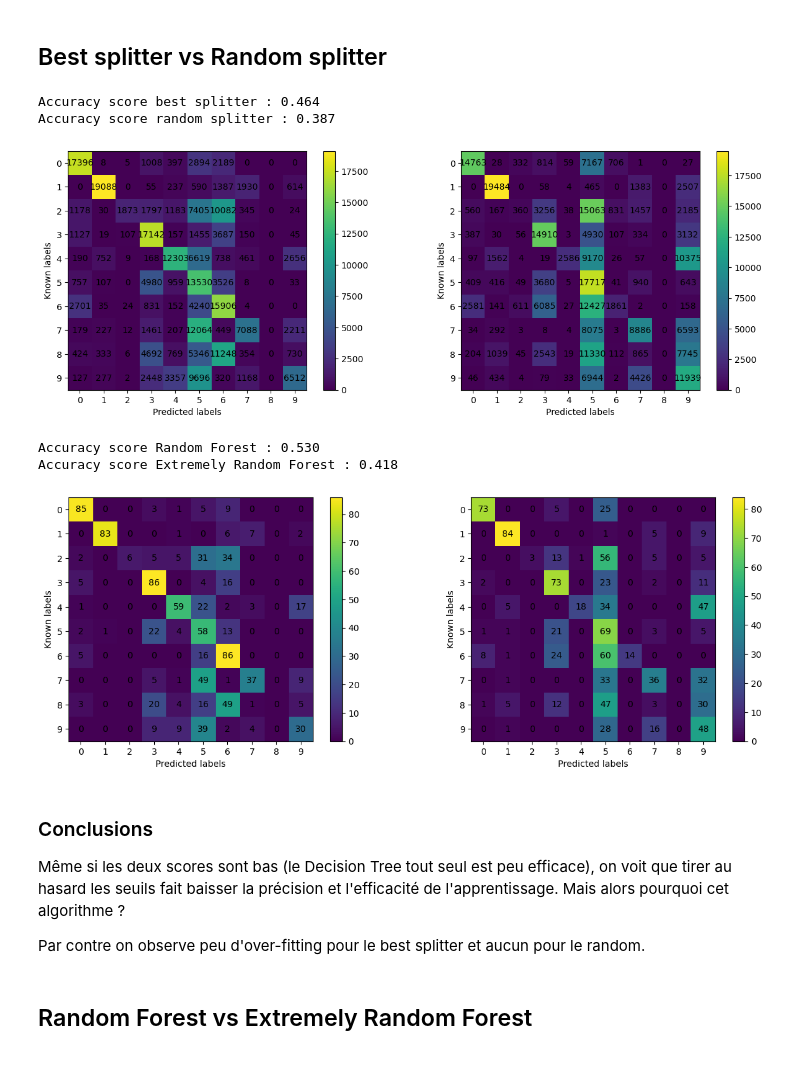
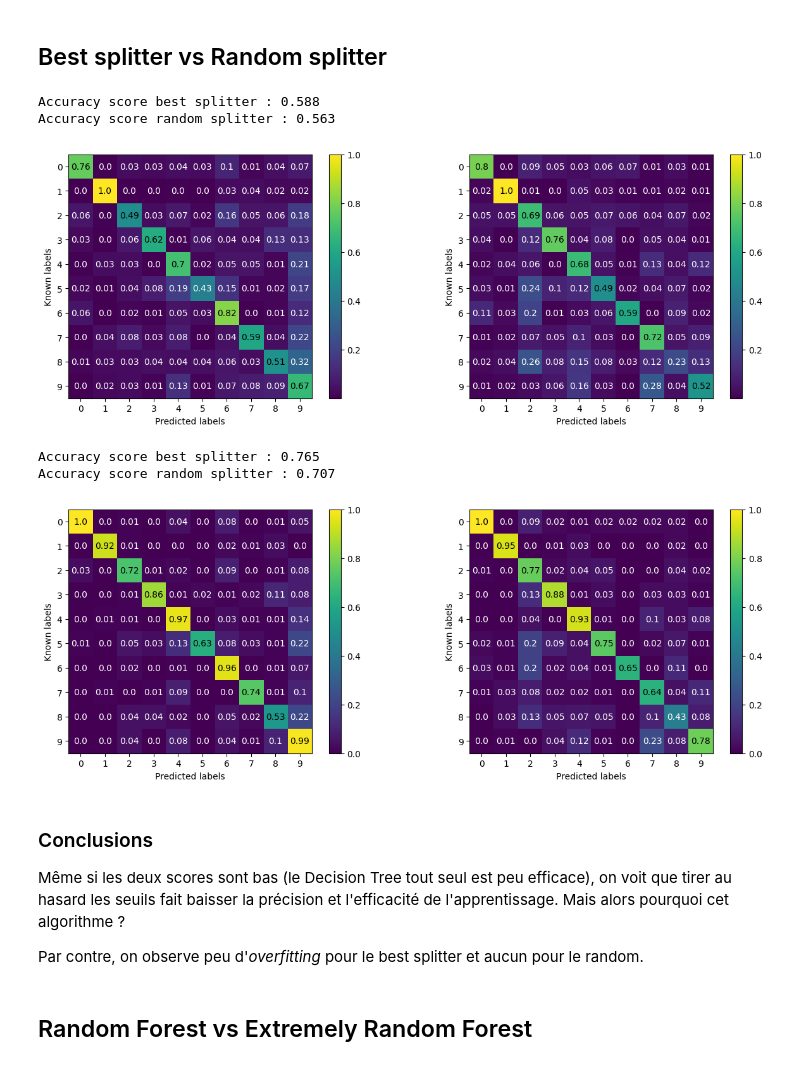
Before and after one commit to desfreng/IAS-Random-Forest, a Jupyter notebook: docs/RandomSplitter.ipynb, the cells around one changed output. Drawn from its saved outputs; the diff is of its cells as text; code cells hidden in the pictures.

```diff
--- a/docs/RandomSplitter.ipynb
+++ b/docs/RandomSplitter.ipynb
@@ -21,52 +28,60 @@ emnist_compressed_test_x = pca.compress(emnist_test_x)
 ## Best splitter vs Random splitter
 # %%
 # Decision Tree avec meilleur splitter
-emnist_tree_best = DecisionTree(max_depth=5, splitter="best")
+emnist_tree_best = DecisionTree(max_depth=8, splitter="best")
 emnist_tree_best.fit(emnist_compressed_train_x, emnist_train_y)
 emnist_prediction_y_best = emnist_tree_best.predict(emnist_compressed_test_x)
 emnist_train_prediction_best = emnist_tree_best.predict(emnist_compressed_train_x)
 # %%
 # Decision Tree avec random splitter
-emnist_tree_random = DecisionTree(max_depth=5, splitter="random")
+emnist_tree_random = DecisionTree(max_depth=8, splitter="random")
 emnist_tree_random.fit(emnist_compressed_train_x, emnist_train_y)
 emnist_prediction_y_random = emnist_tree_random.predict(emnist_compressed_test_x)
 emnist_train_prediction_random = emnist_tree_random.predict(emnist_compressed_train_x)
 # %%
 # Comparaison des résultats sur emnist sur le test_set
-emnist_conf_matrix_best = confusion_matrix(Emnist.class_number, emnist_test_y, emnist_prediction_y_best)
-emnist_conf_matrix_random = confusion_matrix(Emnist.class_number, emnist_test_y, emnist_prediction_y_random)
+emnist_conf_matrix_best = confusion_matrix(Emnist.class_number, emnist_test_y,
+                                           emnist_prediction_y_best)
+emnist_conf_matrix_random = confusion_matrix(Emnist.class_number, emnist_test_y,
+                                             emnist_prediction_y_random)
 
-fig, (ax1, ax2) = plt.subplots(1, 2, figsize=(15, 5))
-show_confusion_matrix(emnist_conf_matrix_best, Emnist.class_names, ax=ax1)
-show_confusion_matrix(emnist_conf_matrix_random, Emnist.class_names, ax=ax2)
+_, (ax1, ax2) = plt.subplots(1, 2, figsize=(15, 5))
+show_confusion_matrix(emnist_conf_matrix_best, Emnist.class_names, ax=ax1, round_decimal=2)
+show_confusion_matrix(emnist_conf_matrix_random, Emnist.class_names, ax=ax2, round_decimal=2)
 
-print(f"Accuracy score best splitter : {accuracy_score(emnist_test_y, emnist_prediction_y_best):.3f}")
-print(f"Accuracy score random splitter : {accuracy_score(emnist_test_y, emnist_prediction_y_random):.3f}")
+print(
+    f"Accuracy score best splitter : {accuracy_score(emnist_test_y, emnist_prediction_y_best):.3f}")
+print(
+    f"Accuracy score random splitter : {accuracy_score(emnist_test_y, emnist_prediction_y_random):.3f}")
 # %% [output]
-Accuracy score best splitter : 0.464
-Accuracy score random splitter : 0.387
+Accuracy score best splitter : 0.588
+Accuracy score random splitter : 0.563
-[figure, old version]
+[figure, new version]
 # %%
 # Comparaison des résultats sur emnist sur le train_set pour l'overfitting
-emnist_conf_matrix_best2 = confusion_matrix(Emnist.class_number, emnist_train_y, emnist_train_prediction_best)
-emnist_conf_matrix_random2 = confusion_matrix(Emnist.class_number, emnist_train_y, emnist_train_prediction_random)
+emnist_conf_matrix_best2 = confusion_matrix(Emnist.class_number, emnist_train_y,
+                                            emnist_train_prediction_best)
+emnist_conf_matrix_random2 = confusion_matrix(Emnist.class_number, emnist_train_y,
+                                              emnist_train_prediction_random)
 
-fig, (ax1, ax2) = plt.subplots(1, 2, figsize=(15, 5))
-show_confusion_matrix(emnist_conf_matrix_best2, Emnist.class_names, ax=ax1)
-show_confusion_matrix(emnist_conf_matrix_random2, Emnist.class_names, ax=ax2)
+_, (ax1, ax2) = plt.subplots(1, 2, figsize=(15, 5))
+show_confusion_matrix(emnist_conf_matrix_best2, Emnist.class_names, ax=ax1, round_decimal=2)
+show_confusion_matrix(emnist_conf_matrix_random2, Emnist.class_names, ax=ax2, round_decimal=2)
 
-print(f"Accuracy score Random Forest : {accuracy_score(emnist_train_y, emnist_train_prediction_best):.3f}")
-print(f"Accuracy score Extremely Random Forest : {accuracy_score(emnist_train_y, emnist_train_prediction_random):.3f}")
+print(
+    f"Accuracy score best splitter : {accuracy_score(emnist_train_y, emnist_train_prediction_best):.3f}")
+print(
+    f"Accuracy score random splitter : {accuracy_score(emnist_train_y, emnist_train_prediction_random):.3f}")
 # %% [output]
-Accuracy score Random Forest : 0.530
-Accuracy score Extremely Random Forest : 0.418
+Accuracy score best splitter : 0.765
+Accuracy score random splitter : 0.707
-[figure, old version]
+[figure, new version]
 # %% [markdown]
 ### Conclusions
 
 Même si les deux scores sont bas (le Decision Tree tout seul est peu efficace), on voit que tirer au hasard les seuils fait baisser la précision et l'efficacité de l'apprentissage. Mais alors pourquoi cet algorithme ?
 
-Par contre on observe peu d'over-fitting pour le best splitter et aucun pour le random.
+Par contre, on observe peu d'_overfitting_ pour le best splitter et aucun pour le random.
 # %% [markdown]
 ## Random Forest vs Extremely Random Forest
 # %%
```
Also changed, not shown: parts of 7 cells of this notebook, 3 other files.
